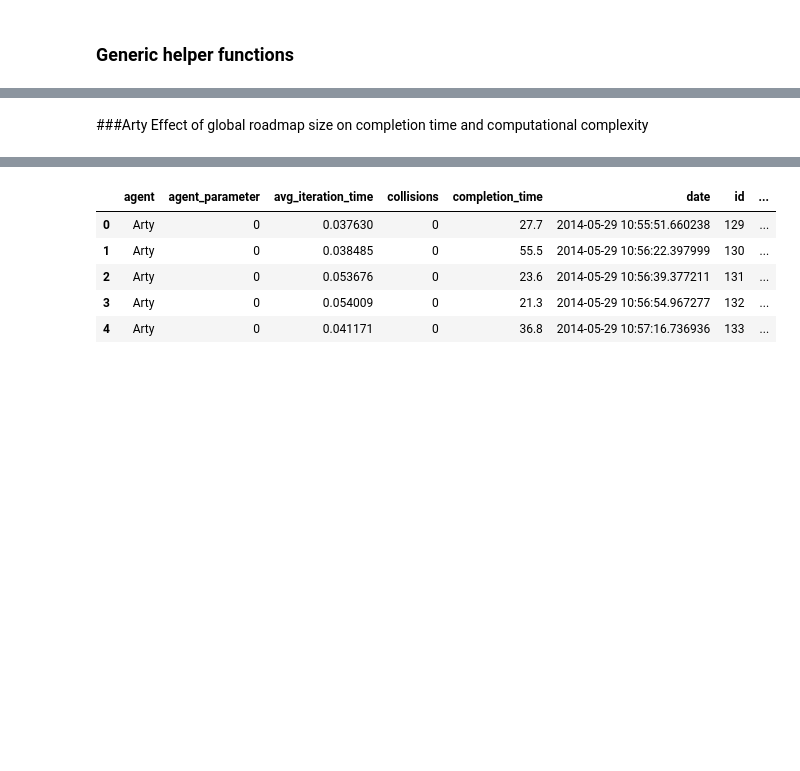
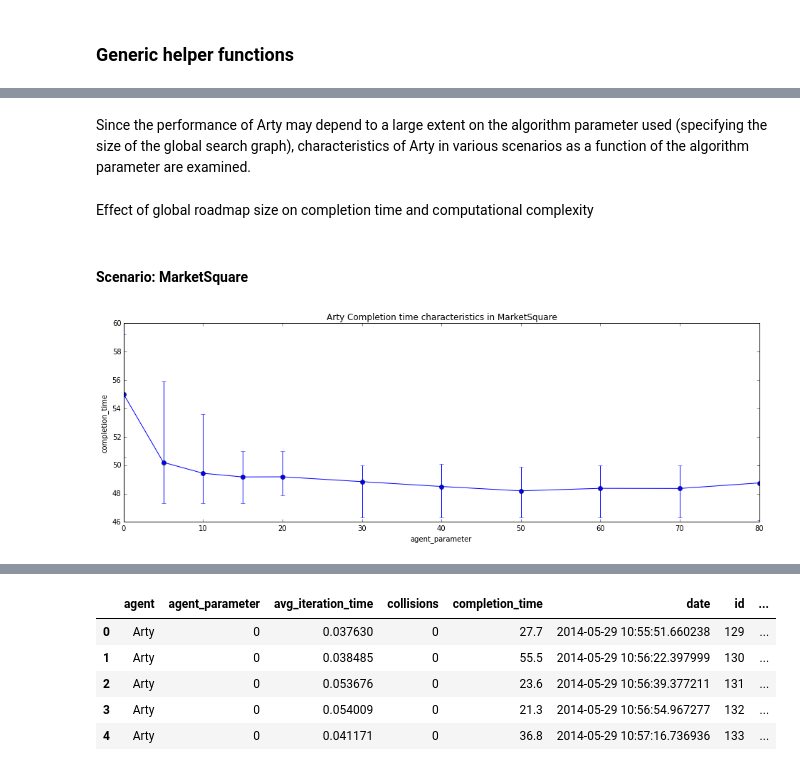
Before and after one commit to freider/keiro, a Jupyter notebook: Plots.ipynb, the cells around one changed output, grey strips where cells are left out. Saved outputs shown, nothing was run; the diff lists cells and outputs as text; code cells hidden in the pictures; blank space fills up the shorter version.

Commit message:
Adding plots with error bars for average completion time and iteration time

```diff
--- a/Plots.ipynb
+++ b/Plots.ipynb
@@ -55,3 +62,36 @@ def get_data(agent, scenario, scenario_parameter, ids=None):
+# %% [markdown]
+Since the performance of Arty may depend to a large extent on the algorithm parameter used (specifying the size of the global search graph), characteristics of Arty in various scenarios as a function of the algorithm parameter are examined.
+# %%
+def plot_min_max_avg(dataframe, groupby, column, title=None):
+    groups = dataframe.groupby(groupby)
+
+    mins = groups[column].aggregate(min)
+    maxs = groups[column].aggregate(max)
+    avgs = groups[column].aggregate(np.average)
+
+    fig = pyplot.figure(figsize=(16, 5))
+    pyplot.title("Foo")
+    pyplot.ylabel(column)
+    pyplot.xlabel(groupby)
+    pyplot.errorbar(
+        avgs.index, avgs, marker='o',
+        yerr=np.row_stack((avgs - mins, maxs - avgs))
+    )
+    if title is not None:
+        pyplot.title(title)
 # %% [markdown]
-###Arty
 Effect of global roadmap size on completion time and computational complexity
+# %% [markdown]
+#### Scenario: MarketSquare
+# %%
+arty_market_square = get_data(
+    scenario="MarketSquare",
+    agent="Arty",
+    revision__startswith="caf33b"
+)
+assert data_is_valid(arty_market_square)
+# %%
+plot_min_max_avg(arty_market_square, "agent_parameter", "completion_time",
+                 title="Arty Completion time characteristics in MarketSquare")
+# %% [output]
+[figure, added]
```
Also changed, not shown: parts of 14 cells of this notebook.
